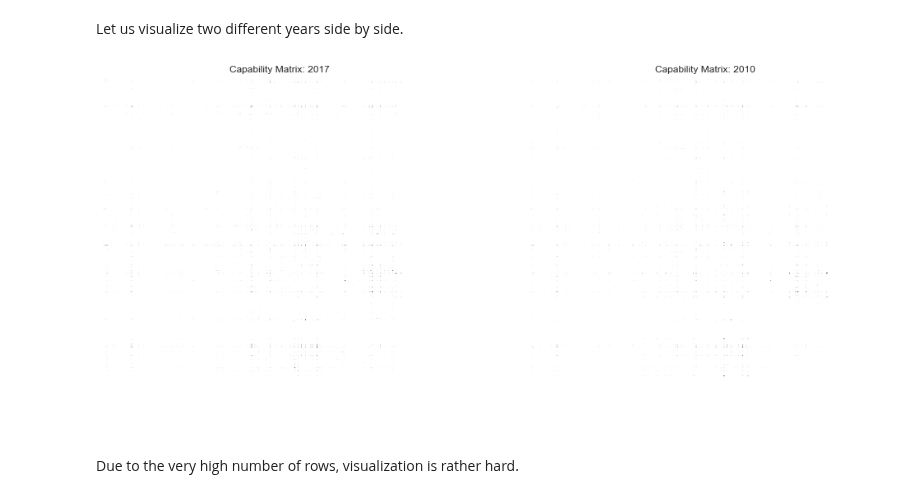
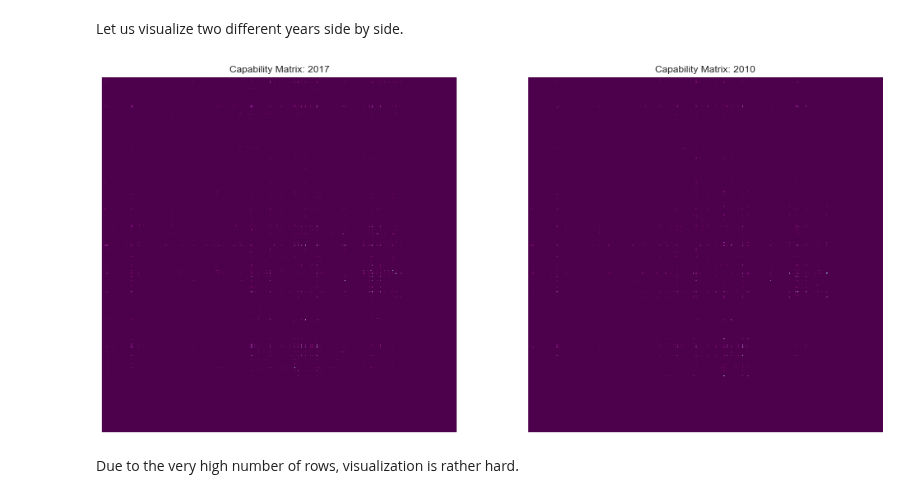
Before and after one commit to duarteocarmo/technological_capabilities, a Jupyter notebook: notebooks/2_2_Capability Correlations_Time.ipynb, the cells around one changed output. Saved outputs shown, nothing was run; the diff lists cells and outputs as text; code cells hidden in the pictures.

```diff
--- a/notebooks/2_2_Capability Correlations_Time.ipynb
+++ b/notebooks/2_2_Capability Correlations_Time.ipynb
@@ -160,6 +160,20 @@ def get_year_matrix(year, normalization=True):
                 WHERE fs<>t AND a.year = "{}"
                 RETURN fs.term, t.term, count(a)
                                     """
+    q3 = """
+                            MATCH (n:Asset)
+                            WITH n.year as YEAR
+                            RETURN YEAR, count(YEAR)
+                            ORDER BY YEAR ASC
+    """
+
+    raw_data_q3 = DataFrame(connection_to_graph.data(q3)).as_matrix()
+    index_of_year = list(raw_data_q3[:, 0]).index('{}'.format(year))
+    total_documents = raw_data_q3[index_of_year, 1]
+
+
+
+
     # get data
     data_q1 = DataFrame(connection_to_graph.data(q1)).as_matrix()
 
@@ -188,7 +202,7 @@ def get_year_matrix(year, normalization=True):
                 year_matrix[pair[1], pair[0]] += frequency / 2 # Divided by two because query not optimized
 
     # normalize
-    norm_year_matrix = (year_matrix - np.mean(year_matrix)) / np.std(year_matrix)
+    norm_year_matrix = year_matrix  / total_documents
 
     # dynamic return
     if normalization == True:
@@ -876,26 +909,26 @@ Let us visualize two different years side by side.
 # %%
 ## call functions
 first_year = 2017
 second_year = 2010
-colors = 'binary'
+colors = 'BuPu_r'
 fst_year_matrix = get_year_matrix(first_year, normalization=False)
 scnd_year_matrix = get_year_matrix(second_year, normalization=False)
 
 # create a subplot
 plt.subplots(2,1,figsize=(17,17))
 
 # first heatmap
 plt.subplot(121)
 sns.heatmap(fst_year_matrix, cmap=colors,  cbar=None, square=True, xticklabels=False, yticklabels=False)
 plt.title('Capability Matrix: {}'.format(first_year))
 
 # second heatmap
 plt.subplot(122)
 sns.heatmap(scnd_year_matrix, cmap=colors, cbar=None, square=True, xticklabels=False, yticklabels=False)
 plt.title('Capability Matrix: {}'.format(second_year))
 plt.show()
 # %% [output]
-[figure, old version]
+[figure, new version]
 # %% [markdown]
 Due to the very high number of rows, visualization is rather hard.
 # %% [markdown]
```
Also changed, not shown: parts of 4 cells of this notebook.
